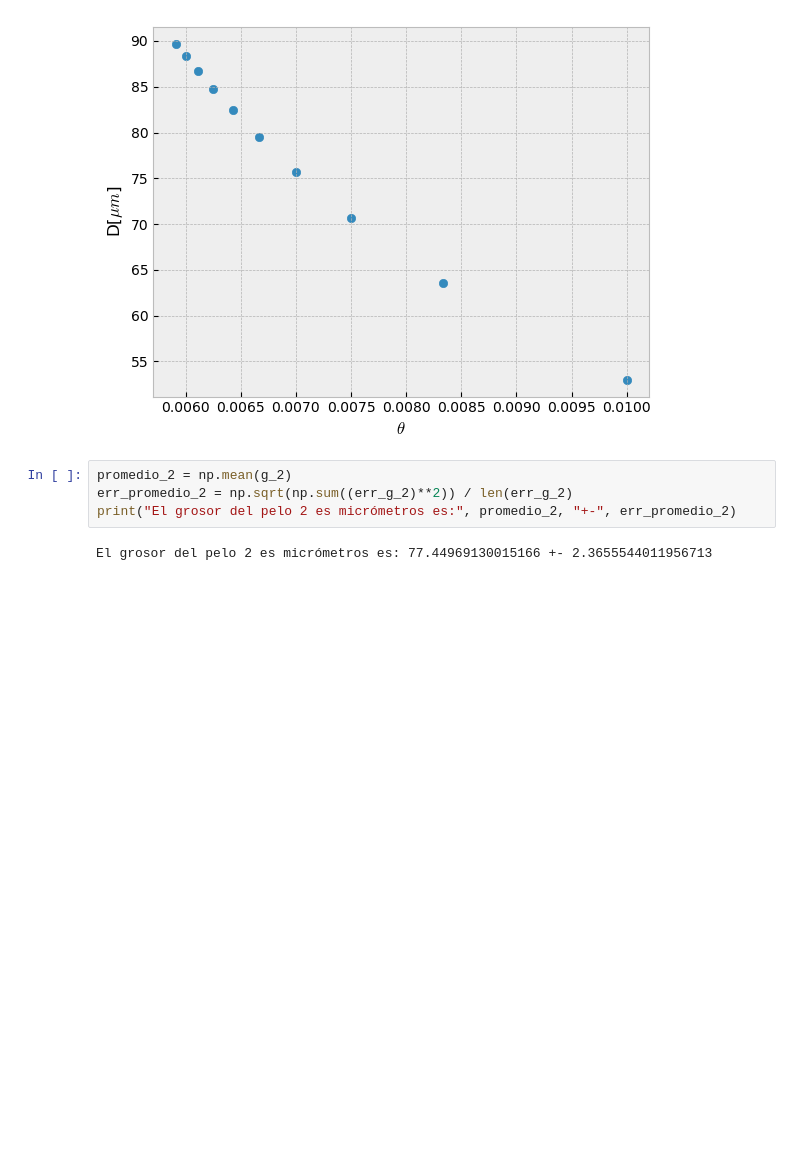
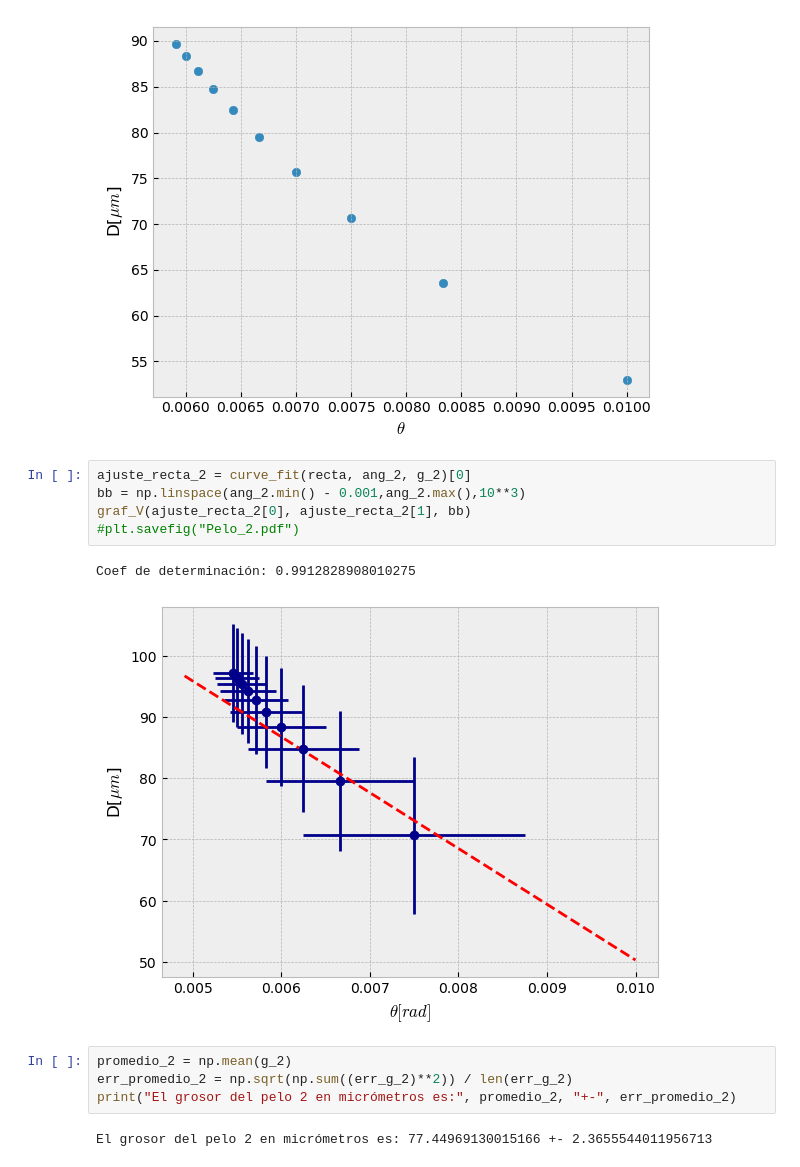
Before and after one commit to GabochejaHB/Semestre-6, a Jupyter notebook: LAB-2/Pelo/GrosorPelo.ipynb, the cells around one changed output. Drawn from its saved outputs; the diff is of its cells as text; blank space fills up the shorter version.

```diff
--- a/LAB-2/Pelo/GrosorPelo.ipynb
+++ b/LAB-2/Pelo/GrosorPelo.ipynb
@@ -84,9 +85,17 @@ plt.xlabel(r"$\theta$")
 # %% [output]
 Text(0.5, 0, '$\\theta$')
 [figure]
+# %%
+ajuste_recta_2 = curve_fit(recta, ang_2, g_2)[0]
+bb = np.linspace(ang_2.min() - 0.001,ang_2.max(),10**3)
+graf_V(ajuste_recta_2[0], ajuste_recta_2[1], bb)
+#plt.savefig("Pelo_2.pdf")
+# %% [output]
+Coef de determinación: 0.9912828908010275
+[figure, added]
 # %%
 promedio_2 = np.mean(g_2)
 err_promedio_2 = np.sqrt(np.sum((err_g_2)**2)) / len(err_g_2)
-print("El grosor del pelo 2 es micrómetros es:", promedio_2, "+-", err_promedio_2)
+print("El grosor del pelo 2 en micrómetros es:", promedio_2, "+-", err_promedio_2)
 # %% [output]
-El grosor del pelo 2 es micrómetros es: 77.44969130015166 +- 2.3655544011956713
+El grosor del pelo 2 en micrómetros es: 77.44969130015166 +- 2.3655544011956713
```
Also changed, not shown: parts of 2 cells of this notebook, 6 other files.
